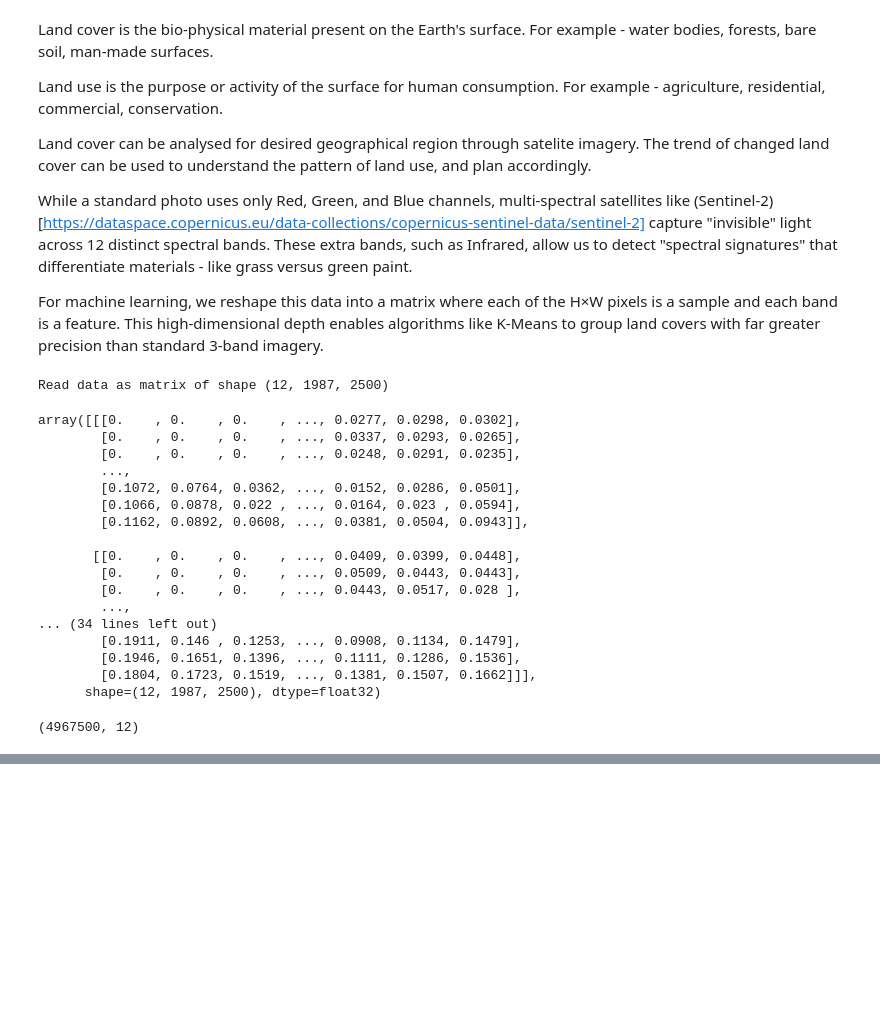
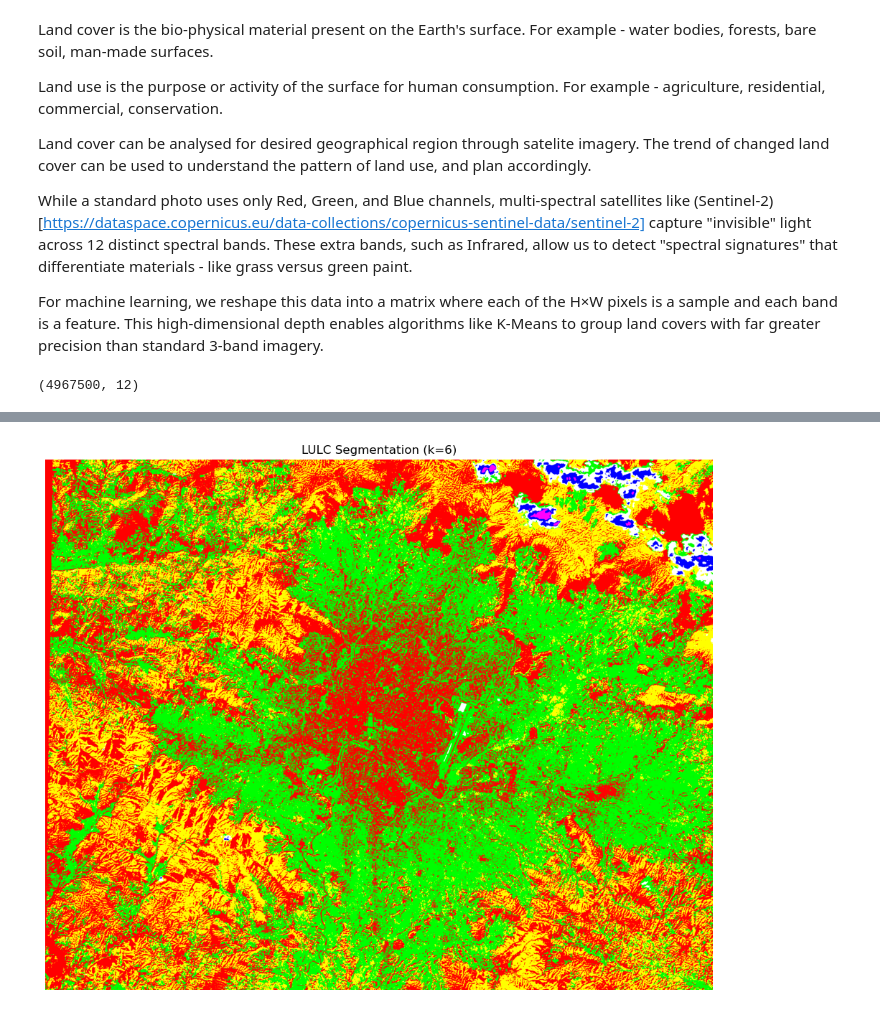
Before and after one commit to wxb-sly/aice-2026-bc, a Jupyter notebook: notebooks/GP_LULC.ipynb, the cells around one changed output, grey strips where cells are left out. Saved outputs shown, nothing was run; the diff lists cells and outputs as text; code cells hidden in the pictures; blank space fills up the shorter version.

```diff
--- a/notebooks/GP_LULC.ipynb
+++ b/notebooks/GP_LULC.ipynb
@@ -9,14 +9,14 @@ While a standard photo uses only Red, Green, and Blue channels, multi-spectral s
 
 For machine learning, we reshape this data into a matrix where each of the  H×W  pixels is a sample and each band is a feature. This high-dimensional depth enables algorithms like K-Means to group land covers with far greater precision than standard 3-band imagery.
 # %%
+
 import rasterio
-from pathlib import Path
 from sklearn.pipeline import Pipeline
 from sklearn.cluster import KMeans
 from sklearn.preprocessing import StandardScaler
 import numpy as np
 import matplotlib.pyplot as plt
-
+from pathlib import Path
 
 
 
@@ -39,27 +39,8 @@ with rasterio.open(tiff_path) as src:
 
 print(f'\nRead data as matrix of shape {data.shape}')
 
-data
+#data
 # means we have say a point at h,w like x,y which has 12 values (one for each color)
-# %% [output]
-Read data as matrix of shape (12, 1987, 2500)
-array([[[0.    , 0.    , 0.    , ..., 0.0277, 0.0298, 0.0302],
-        [0.    , 0.    , 0.    , ..., 0.0337, 0.0293, 0.0265],
-        [0.    , 0.    , 0.    , ..., 0.0248, 0.0291, 0.0235],
-        ...,
-        [0.1072, 0.0764, 0.0362, ..., 0.0152, 0.0286, 0.0501],
-        [0.1066, 0.0878, 0.022 , ..., 0.0164, 0.023 , 0.0594],
-        [0.1162, 0.0892, 0.0608, ..., 0.0381, 0.0504, 0.0943]],
-
-       [[0.    , 0.    , 0.    , ..., 0.0409, 0.0399, 0.0448],
-        [0.    , 0.    , 0.    , ..., 0.0509, 0.0443, 0.0443],
-        [0.    , 0.    , 0.    , ..., 0.0443, 0.0517, 0.028 ],
-        ...,
-... (34 lines left out)
-        [0.1911, 0.146 , 0.1253, ..., 0.0908, 0.1134, 0.1479],
-        [0.1946, 0.1651, 0.1396, ..., 0.1111, 0.1286, 0.1536],
-        [0.1804, 0.1723, 0.1519, ..., 0.1381, 0.1507, 0.1662]]],
-      shape=(12, 1987, 2500), dtype=float32)
 # %%
 # TODO: update these values from the shape of the matrix
 
@@ -100,3 +85,42 @@ k = 6  # choose number of land-cover clusters
 pipeline = Pipeline([
     ("scaler", StandardScaler()),("kmeans", KMeans(n_clusters=k, random_state=42, n_init="auto"))
 ]).fit(data)
+# %%
+# see the clusters and labels of the trained model
+# plot the clusters by colors for each pixel
+# visualize the map with colors
+
+# named_steps is a dictionary-like attribute that allows you to access each specific component by the name you gave it (e.g., 'scaler' or 'kmeans').
+clusters = pipeline.named_steps['kmeans']
+labels = clusters.labels_ # TODO: update the labels from clusters
+
+centers = clusters.cluster_centers_ # TODO: update the centers from clusters (useful for predictions)
+
+# this center variable is a matrix of 6,12 with each row for each cluster and 12 col of each spectral band
+
+# display(labels, centers)
+# %%
+# plot the clusters by colors for each pixel
+# define colors for all pixels since if it happens to be critical such as 'bare soil' its catastrophic
+
+colors = np.array([
+  [255, 0, 0], # Red
+  [0, 255, 0], # Green
+  [0, 0, 255], # Blue
+  [255, 255, 255], # White
+  [255, 255, 0], # yellow
+  [255, 0, 255]   #Magenta # Yellow
+], dtype=np.uint8)
+
+segmented_image = colors[labels].reshape(H, W, 3)
+# we are converting 12D scientific result into 3 channel so our monitor can display
+
+plt.figure(figsize=(12, 12))
+plt.imshow(segmented_image)
+plt.title(f'LULC Segmentation (k={k})')
+plt.axis('off')
+plt.show()
+
+# must be able to correspond physical land cover with cluster index/color to make the model useful for risk assessment
+# %% [output]
+[figure, added]
```
Also changed, not shown: parts of 4 cells of this notebook.
